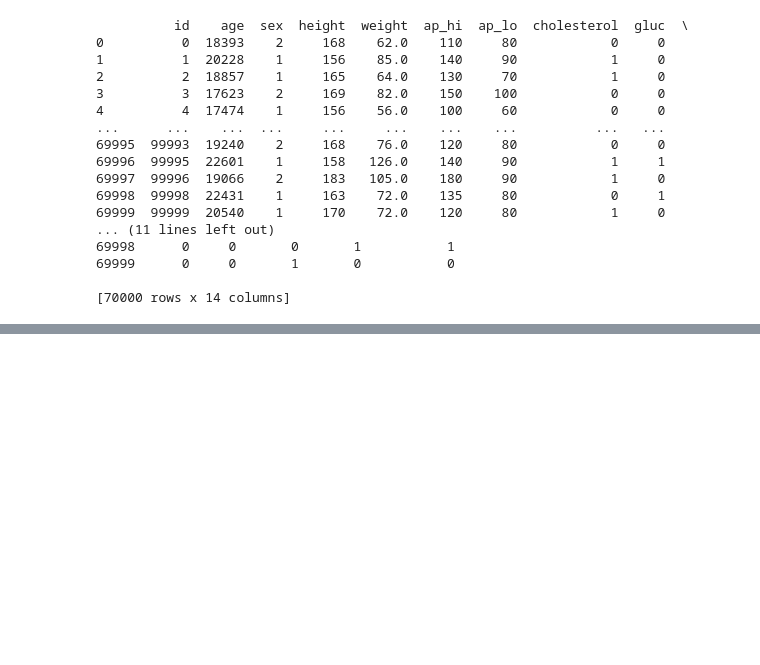
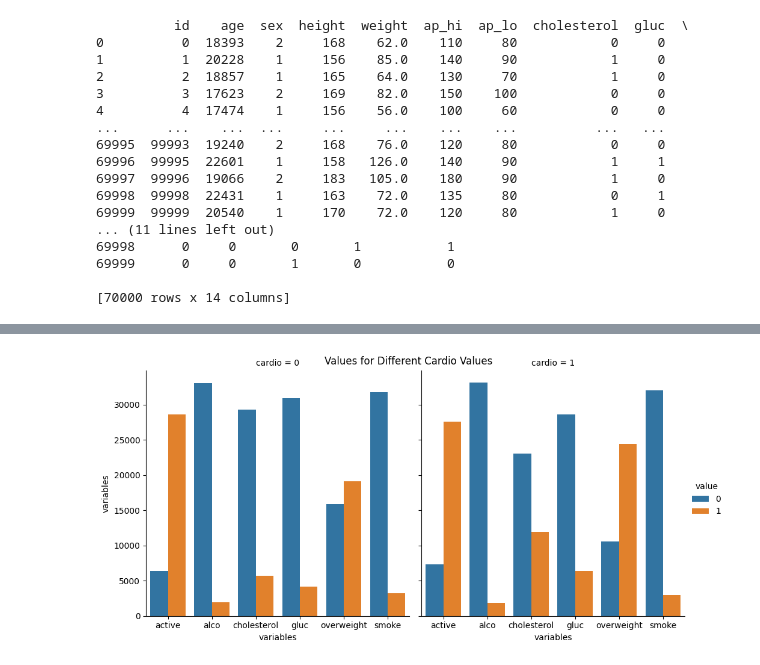
Before and after one commit to Russy-Veemon/Medical-Data-Visualizer, a Jupyter notebook: Medical_Data_Visualizer.ipynb, the cells around one changed output, grey strips where cells are left out. Drawn from its saved outputs; the diff is of its cells as text; code cells hidden in the pictures; blank space fills up the shorter version.

Commit message:
created a catplot for cardio values after shifting needed columns to long format

```diff
--- a/Medical_Data_Visualizer.ipynb
+++ b/Medical_Data_Visualizer.ipynb
@@ -34,3 +37,16 @@ print(me)
 69999      0     0       1       0           0
 
 [70000 rows x 14 columns]
+# %%
+# convert dataset to long format
+me_long = pd.melt(me, id_vars=['id', 'cardio'],
+                  # items that will stay the same and not become long format
+                  # id_vars=['id', 'age', 'sex', 'weight', 'height',  'ap_hi', 'ap_lo', ],
+                  value_vars=['active', 'alco', 'cholesterol', 'gluc', 'overweight', 'smoke'],
+                  var_name='variable', value_name='value')
+
+# print the first few rows of the long format dataset
+print(me_long)
+# line of code to see how the id relationship carries over in long format
+# me_long_subset = me_long.loc[(me_long['id'] >= 1) & (me_long['id'] <= 3)]
+# print(me_long_subset)
@@ -37,3 +68,15 @@ print(me)
+# %%
+# Create catplot with value counts of each categorical feature for the different cardio values
+g = sns.catplot(x='variable', col='cardio', hue='value', data=me_long, kind='count')
+
+# Set axis labels and title
+g.set_axis_labels('variables', 'variables')
+g.fig.suptitle('Values for Different Cardio Values')
+
+# Show the plot
+plt.show()
+# %% [output]
+[figure, added]
 # %%
 # Clean the data first, then create the graph, cholesterol and glucose are on a 3 number grading scale, normalize it to a 0 or 1 scale using python
 
```
Also changed, not shown: parts of 3 cells of this notebook.
